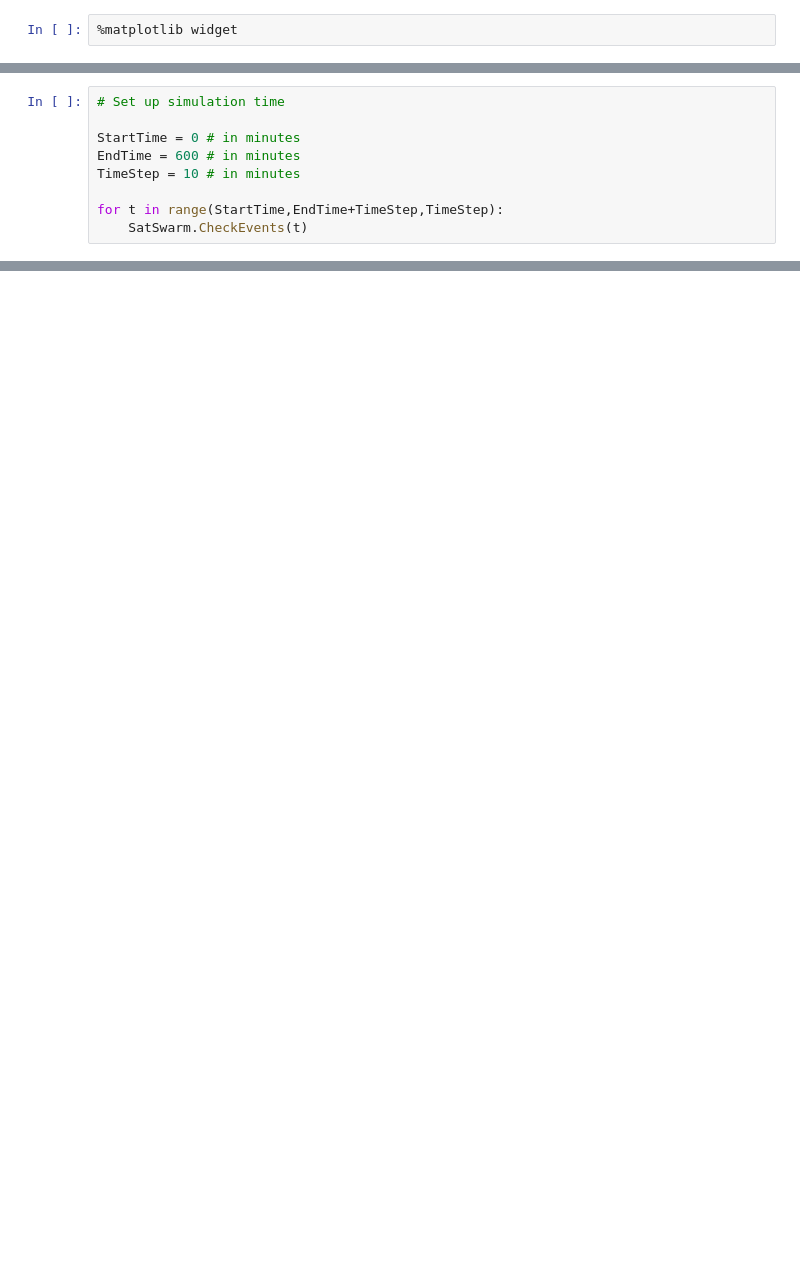
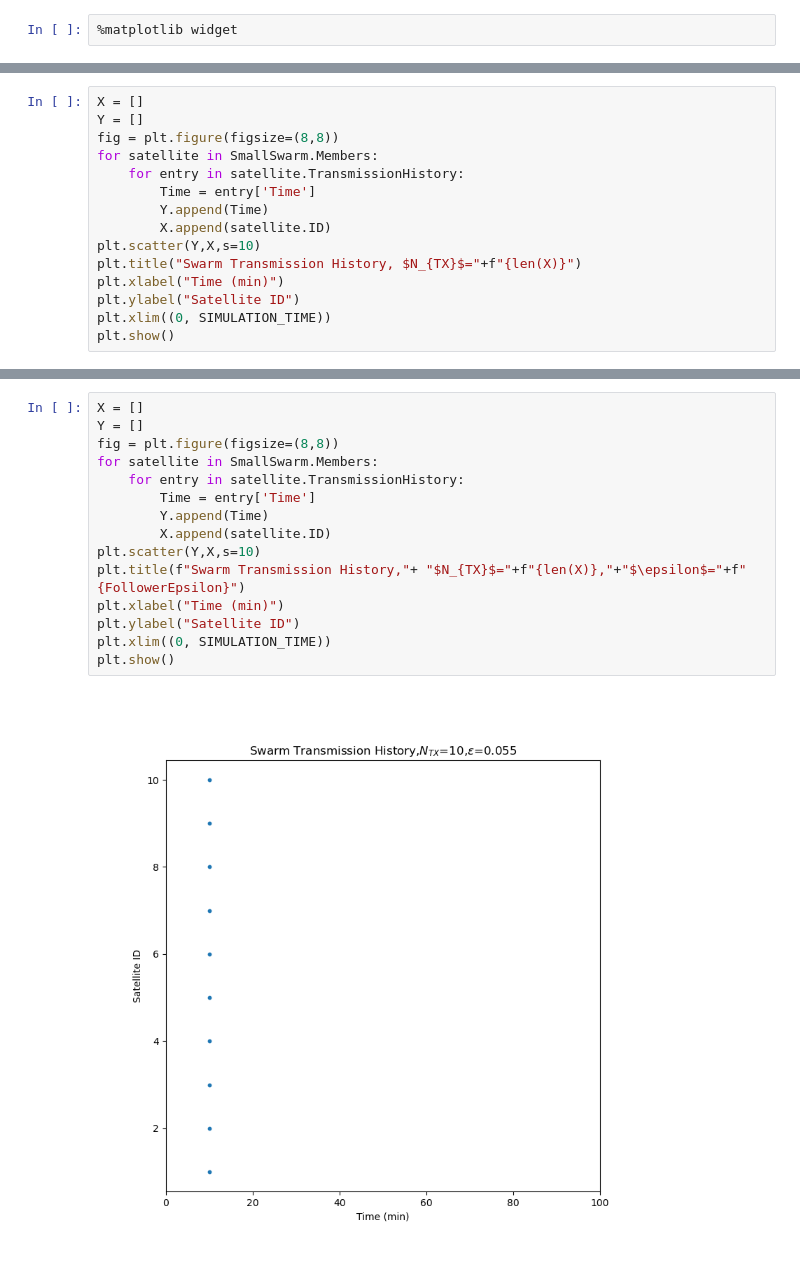
Before and after one commit to Anshuman1957/MasterThesis_SW, a Jupyter notebook: ModelExecution.ipynb, the cells around one changed output, grey strips where cells are left out. Cells and saved outputs as stored; diff of their text form; blank space fills up the shorter version.

```diff
--- a/ModelExecution.ipynb
+++ b/ModelExecution.ipynb
@@ -236,9 +2,0 @@ for satellite in SatSwarm.Members:
-# %%
-# Set up simulation time
-
-StartTime = 0 # in minutes
-EndTime = 600 # in minutes
-TimeStep = 10 # in minutes
-
-for t in range(StartTime,EndTime+TimeStep,TimeStep):
-    SatSwarm.CheckEvents(t)
@@ -311,0 +458,15 @@ if SAVE_IMG == True:
+# %%
+X = []
+Y = []
+fig = plt.figure(figsize=(8,8))
+for satellite in SmallSwarm.Members:
+    for entry in satellite.TransmissionHistory:
+        Time = entry['Time']
+        Y.append(Time)
+        X.append(satellite.ID)
+plt.scatter(Y,X,s=10)
+plt.title("Swarm Transmission History, $N_{TX}$="+f"{len(X)}")
+plt.xlabel("Time (min)")
+plt.ylabel("Satellite ID")
+plt.xlim((0, SIMULATION_TIME))
+plt.show()
@@ -311,0 +839,17 @@ if SAVE_IMG == True:
+# %%
+X = []
+Y = []
+fig = plt.figure(figsize=(8,8))
+for satellite in SmallSwarm.Members:
+    for entry in satellite.TransmissionHistory:
+        Time = entry['Time']
+        Y.append(Time)
+        X.append(satellite.ID)
+plt.scatter(Y,X,s=10)
+plt.title(f"Swarm Transmission History,"+ "$N_{TX}$="+f"{len(X)},"+"$\epsilon$="+f"{FollowerEpsilon}")
+plt.xlabel("Time (min)")
+plt.ylabel("Satellite ID")
+plt.xlim((0, SIMULATION_TIME))
+plt.show()
+# %% [output]
+[figure, added]
```
Also changed, not shown: parts of 53 cells of this notebook, 6 other files.
